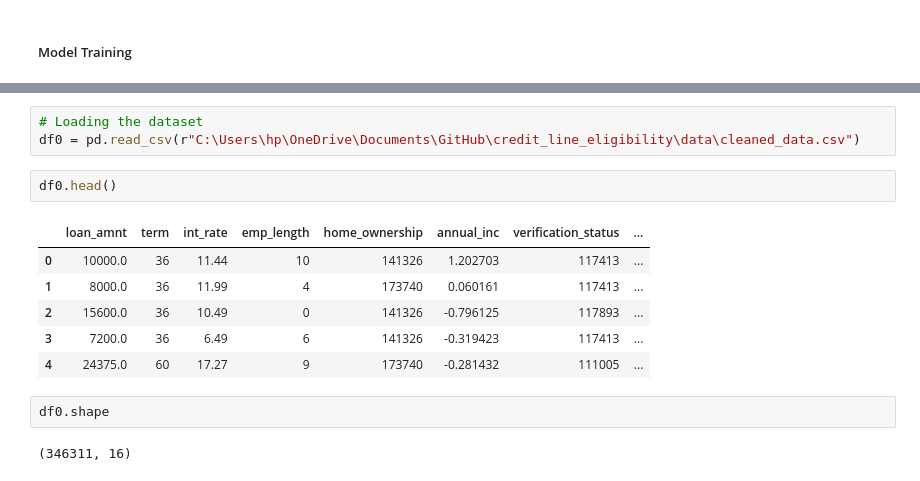
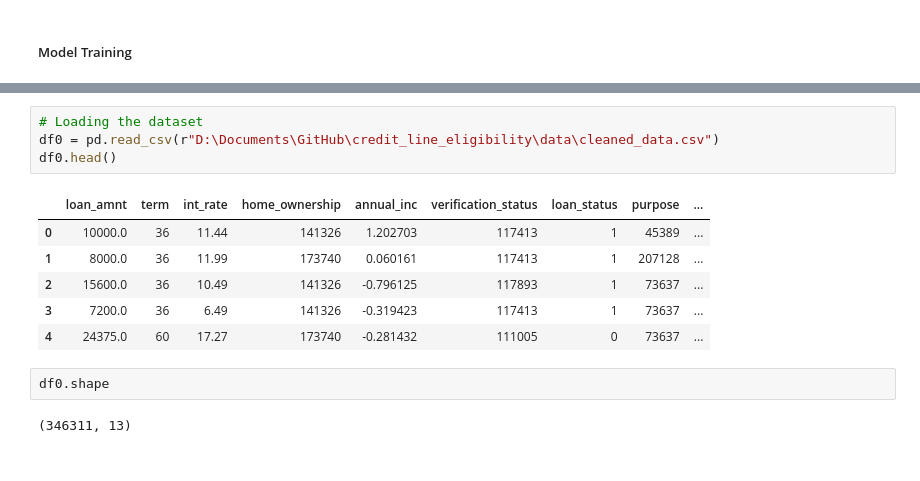
Before and after one commit to Nidhi-Pawar/credit_line_eligibility, a Jupyter notebook: notebooks/05_Model-Training.ipynb, the cells around one changed output, grey strips where cells are left out. Drawn from its saved outputs; the diff is of its cells as text.

```diff
--- a/notebooks/05_Model-Training.ipynb
+++ b/notebooks/05_Model-Training.ipynb
@@ -32,17 +39,16 @@ import warnings
 warnings.filterwarnings('ignore')
 # %%
 # Loading the dataset
-df0 = pd.read_csv(r"C:\Users\hp\OneDrive\Documents\GitHub\credit_line_eligibility\data\cleaned_data.csv")
+df0 = pd.read_csv(r"D:\Documents\GitHub\credit_line_eligibility\data\cleaned_data.csv")
+df0.head()
+# %% [output]
+|  | loan_amnt | term | int_rate | home_ownership | annual_inc | verification_status | loan_status | purpose | ... |
+| 0 | 10000.0 | 36 | 11.44 | 141326 | 1.202703 | 117413 | 1 | 45389 | ... |
+| 1 | 8000.0 | 36 | 11.99 | 173740 | 0.060161 | 117413 | 1 | 207128 | ... |
+| 2 | 15600.0 | 36 | 10.49 | 141326 | -0.796125 | 117893 | 1 | 73637 | ... |
+| 3 | 7200.0 | 36 | 6.49 | 141326 | -0.319423 | 117413 | 1 | 73637 | ... |
+| 4 | 24375.0 | 60 | 17.27 | 173740 | -0.281432 | 111005 | 0 | 73637 | ... |
-# %%
-df0.head()
-# %% [output]
-|  | loan_amnt | term | int_rate | emp_length | home_ownership | annual_inc | verification_status | ... |
-| 0 | 10000.0 | 36 | 11.44 | 10 | 141326 | 1.202703 | 117413 | ... |
-| 1 | 8000.0 | 36 | 11.99 | 4 | 173740 | 0.060161 | 117413 | ... |
-| 2 | 15600.0 | 36 | 10.49 | 0 | 141326 | -0.796125 | 117893 | ... |
-| 3 | 7200.0 | 36 | 6.49 | 6 | 141326 | -0.319423 | 117413 | ... |
-| 4 | 24375.0 | 60 | 17.27 | 9 | 173740 | -0.281432 | 111005 | ... |
 # %%
 df0.shape
 # %% [output]
-(346311, 16)
+(346311, 13)
```
Also changed, not shown: parts of 62 cells of this notebook.
